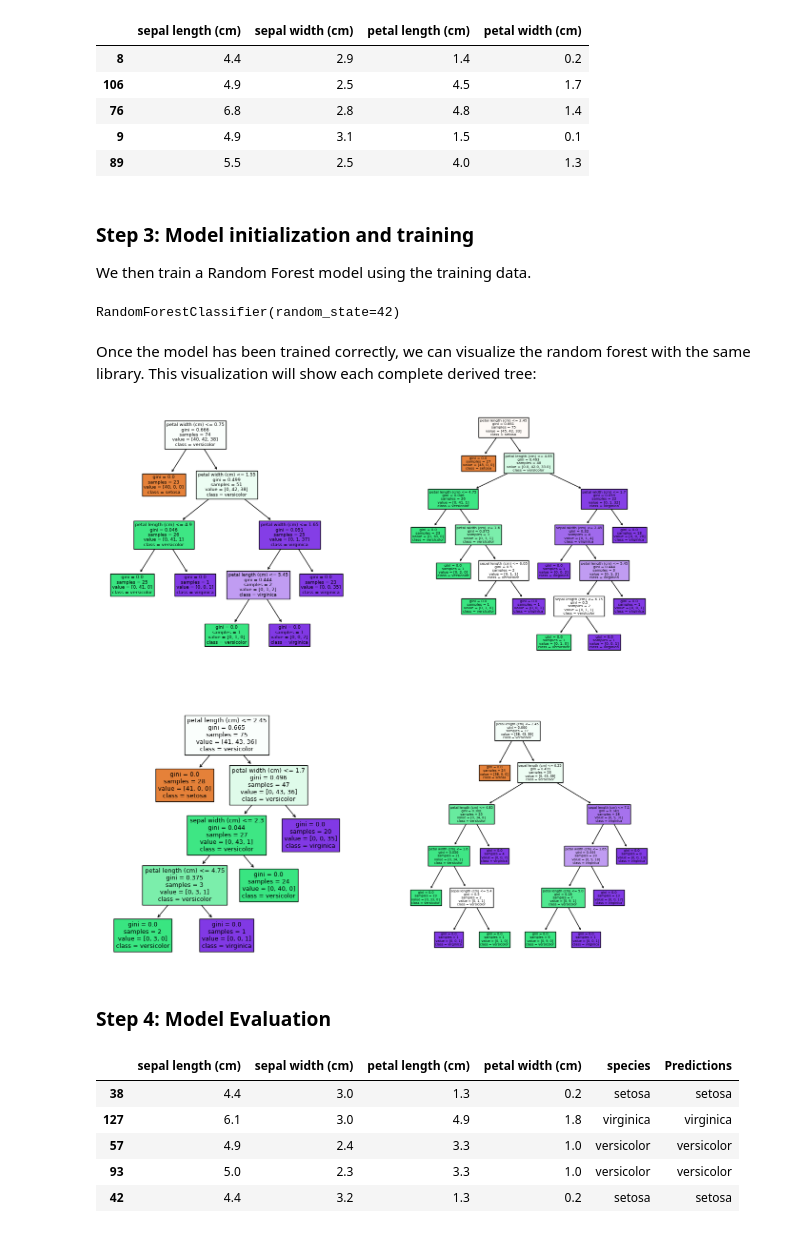
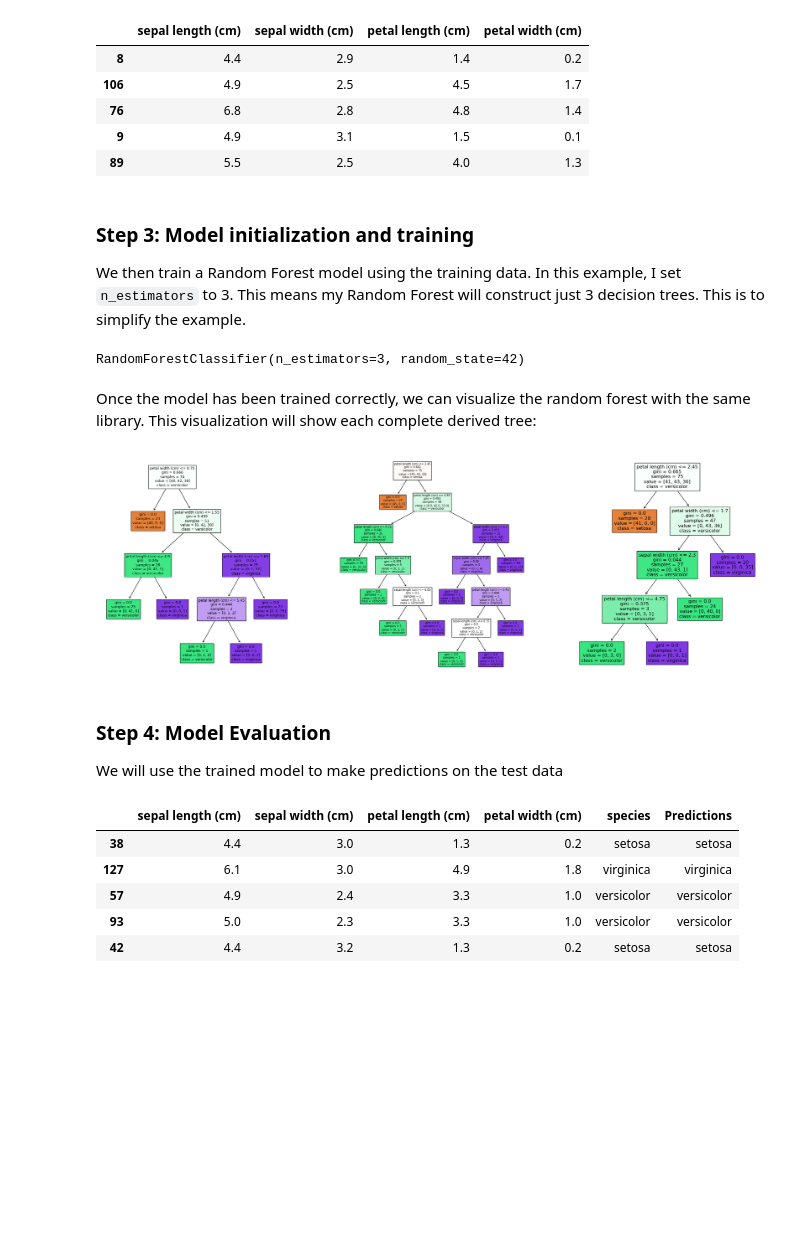
Before and after one commit to themarisolhernandez/ds-review-lessons, a Jupyter notebook: 08-random-forest.ipynb, the cells around one changed output. Saved outputs shown, nothing was run; the diff lists cells and outputs as text; code cells hidden in the pictures; blank space fills up the shorter version.

```diff
--- a/08-random-forest.ipynb
+++ b/08-random-forest.ipynb
@@ -152,29 +152,30 @@ X_train.head()
 | 89 | 5.5 | 2.5 | 4.0 | 1.3 |
 # %% [markdown]
 ### Step 3: Model initialization and training
-We then train a Random Forest model using the training data.
+We then train a Random Forest model using the training data. In this example, I set `n_estimators` to 3. This means my Random Forest will construct just 3 decision trees. This is to simplify the example.
 # %%
 # Initialize and train the Random Forest model
-model = RandomForestClassifier(random_state=42)
+model = RandomForestClassifier(n_estimators=3, random_state=42)
 model.fit(X_train, y_train)
 # %% [output]
-RandomForestClassifier(random_state=42)
+RandomForestClassifier(n_estimators=3, random_state=42)
 # %% [markdown]
 Once the model has been trained correctly, we can visualize the random forest with the same library. This visualization will show each complete derived tree:
 # %%
-fig, axis = plt.subplots(2, 2, figsize = (15, 15))
+fig, axis = plt.subplots(1, 3, figsize = (30, 10))
 
-# We show the first 4 trees out of the 100 generated (default)
-tree.plot_tree(model.estimators_[0], ax = axis[0, 0], feature_names = list(X_train.columns), class_names = labels, filled = True)
-tree.plot_tree(model.estimators_[1], ax = axis[0, 1], feature_names = list(X_train.columns), class_names = labels, filled = True)
-tree.plot_tree(model.estimators_[2], ax = axis[1, 0], feature_names = list(X_train.columns), class_names = labels, filled = True)
-tree.plot_tree(model.estimators_[3], ax = axis[1, 1], feature_names = list(X_train.columns), class_names = labels, filled = True)
+# Show the 3 trees
+tree.plot_tree(model.estimators_[0], ax = axis[0], feature_names = list(X_train.columns), class_names = labels, filled = True)
+tree.plot_tree(model.estimators_[1], ax = axis[1], feature_names = list(X_train.columns), class_names = labels, filled = True)
+tree.plot_tree(model.estimators_[2], ax = axis[2], feature_names = list(X_train.columns), class_names = labels, filled = True)
 
 plt.show()
 # %% [output]
-[figure, old version]
+[figure, new version]
-# %% [markdown]
-### Step 4: Model Evaluation
+# %% [markdown]
+### Step 4: Model Evaluation
+
+We will use the trained model to make predictions on the test data
 # %%
 # Predict the labels for the test set
 y_pred = model.predict(X_test)
```
Also changed, not shown: parts of 33 cells of this notebook, 2 other files.
